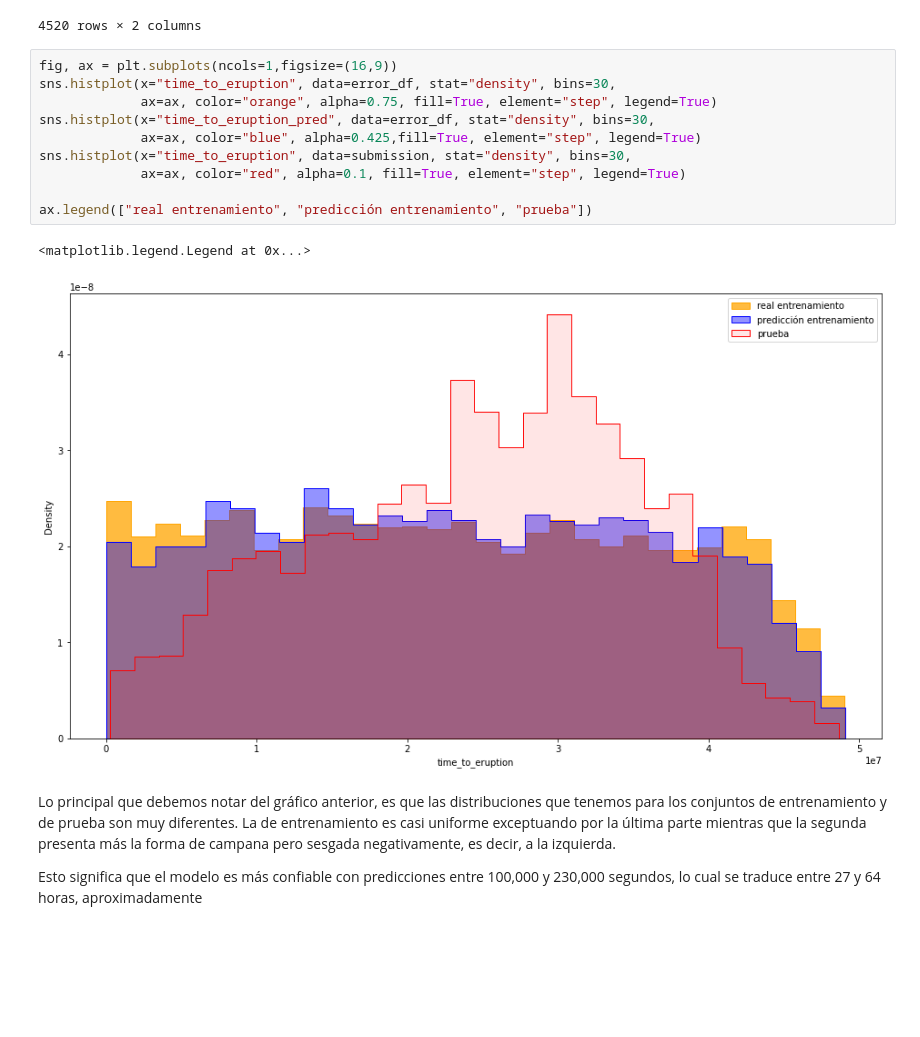
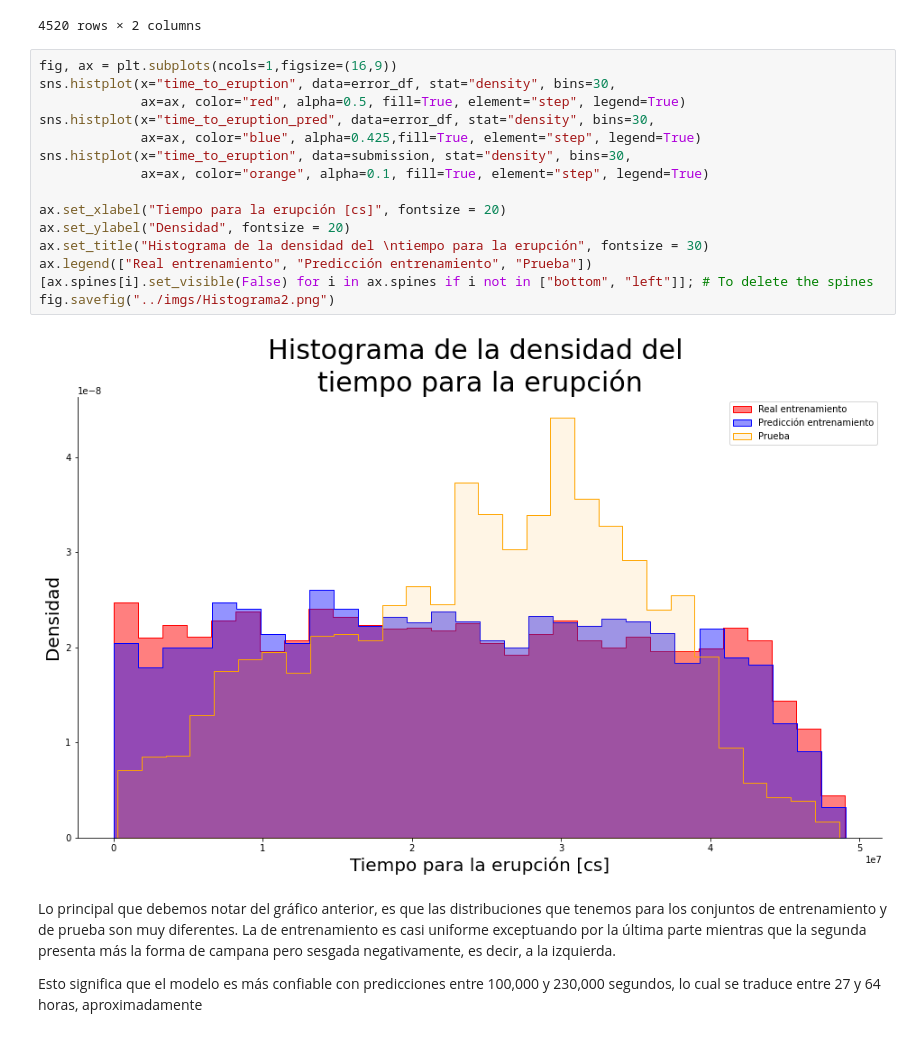
Before and after one commit to DanteBM/PronosticoErupciones, a Jupyter notebook: notebooks/NotebookMaestro.ipynb, the cells around one changed output. Drawn from its saved outputs; the diff is of its cells as text; blank space fills up the shorter version.

```diff
--- a/notebooks/NotebookMaestro.ipynb
+++ b/notebooks/NotebookMaestro.ipynb
@@ -1410,16 +1419,20 @@ submission
 # %%
 fig, ax = plt.subplots(ncols=1,figsize=(16,9))
 sns.histplot(x="time_to_eruption", data=error_df, stat="density", bins=30,
-             ax=ax, color="orange", alpha=0.75, fill=True, element="step", legend=True)
+             ax=ax, color="red", alpha=0.5, fill=True, element="step", legend=True)
 sns.histplot(x="time_to_eruption_pred", data=error_df, stat="density", bins=30,
              ax=ax, color="blue", alpha=0.425,fill=True, element="step", legend=True)
 sns.histplot(x="time_to_eruption", data=submission, stat="density", bins=30,
-             ax=ax, color="red", alpha=0.1, fill=True, element="step", legend=True)
+             ax=ax, color="orange", alpha=0.1, fill=True, element="step", legend=True)
 
-ax.legend(["real entrenamiento", "predicción entrenamiento", "prueba"])
+ax.set_xlabel("Tiempo para la erupción [cs]", fontsize = 20)
+ax.set_ylabel("Densidad", fontsize = 20)
+ax.set_title("Histograma de la densidad del \ntiempo para la erupción", fontsize = 30)
+ax.legend(["Real entrenamiento", "Predicción entrenamiento", "Prueba"])
+[ax.spines[i].set_visible(False) for i in ax.spines if i not in ["bottom", "left"]]; # To delete the spines
+fig.savefig("../imgs/Histograma2.png")
 # %% [output]
-<matplotlib.legend.Legend at 0x...>
-[figure, old version]
+[figure, new version]
 # %% [markdown]
 Lo principal que debemos notar del gráfico anterior, es que las distribuciones que tenemos para los conjuntos de entrenamiento y de prueba son muy diferentes. La de entrenamiento es casi uniforme exceptuando por la última parte mientras que la segunda presenta más la forma de campana pero sesgada negativamente, es decir, a la izquierda.
 
```
Also changed, not shown: parts of 16 cells of this notebook.
